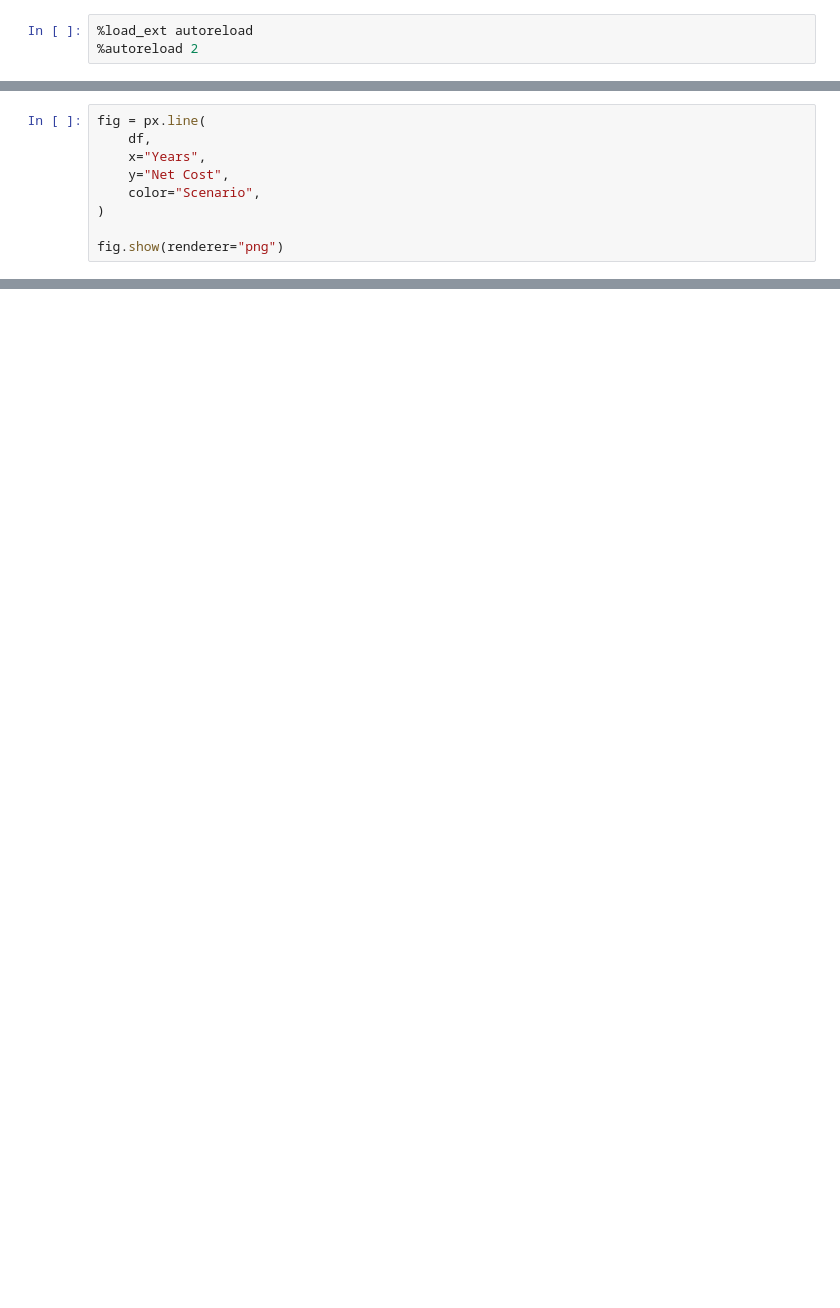
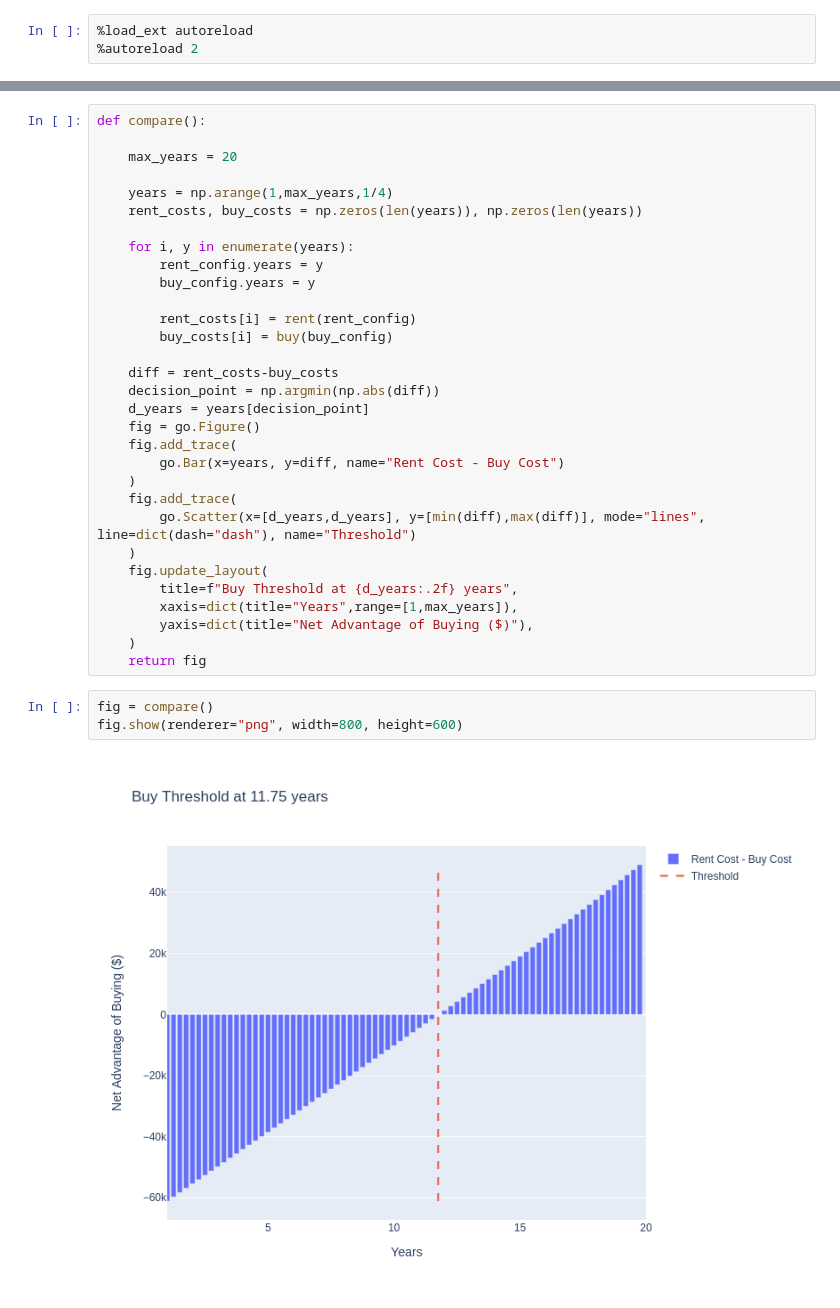
Before and after one commit to bramathon/rent-vs-buy, a Jupyter notebook: notebooks/rent_vs_buy.ipynb, the cells around one changed output, grey strips where cells are left out. Drawn from its saved outputs; the diff is of its cells as text; blank space fills up the shorter version.

```diff
--- a/notebooks/rent_vs_buy.ipynb
+++ b/notebooks/rent_vs_buy.ipynb
@@ -142,9 +12,0 @@ df = pd.DataFrame(results)
-# %%
-fig = px.line(
-    df,
-    x="Years",
-    y="Net Cost",
-    color="Scenario",
-)
-
-fig.show(renderer="png")
@@ -152,0 +110,36 @@ fig.show(renderer="png")
+# %%
+def compare():
+
+    max_years = 20
+
+    years = np.arange(1,max_years,1/4)
+    rent_costs, buy_costs = np.zeros(len(years)), np.zeros(len(years))
+
+    for i, y in enumerate(years):
+        rent_config.years = y
+        buy_config.years = y
+
+        rent_costs[i] = rent(rent_config)
+        buy_costs[i] = buy(buy_config)
+
+    diff = rent_costs-buy_costs
+    decision_point = np.argmin(np.abs(diff))
+    d_years = years[decision_point]
+    fig = go.Figure()
+    fig.add_trace(
+        go.Bar(x=years, y=diff, name="Rent Cost - Buy Cost")
+    )
+    fig.add_trace(
+        go.Scatter(x=[d_years,d_years], y=[min(diff),max(diff)], mode="lines", line=dict(dash="dash"), name="Threshold")
+    )
+    fig.update_layout(
+        title=f"Buy Threshold at {d_years:.2f} years",
+        xaxis=dict(title="Years",range=[1,max_years]),
+        yaxis=dict(title="Net Advantage of Buying ($)"),
+    )
+    return fig
+# %%
+fig = compare()
+fig.show(renderer="png", width=800, height=600)
+# %% [output]
+[figure, added]
```
Also changed, not shown: parts of 11 cells of this notebook, 3 other files.
